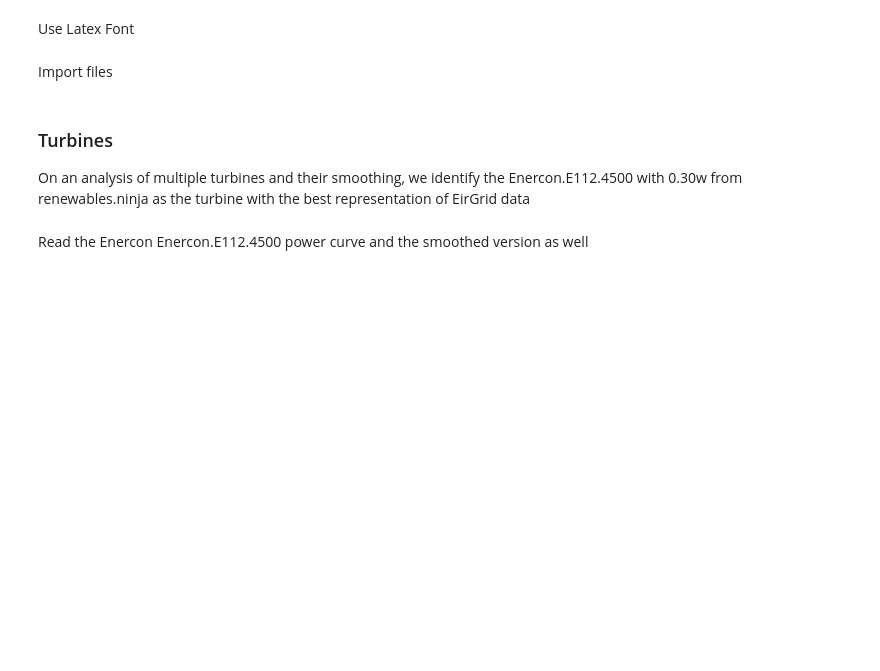
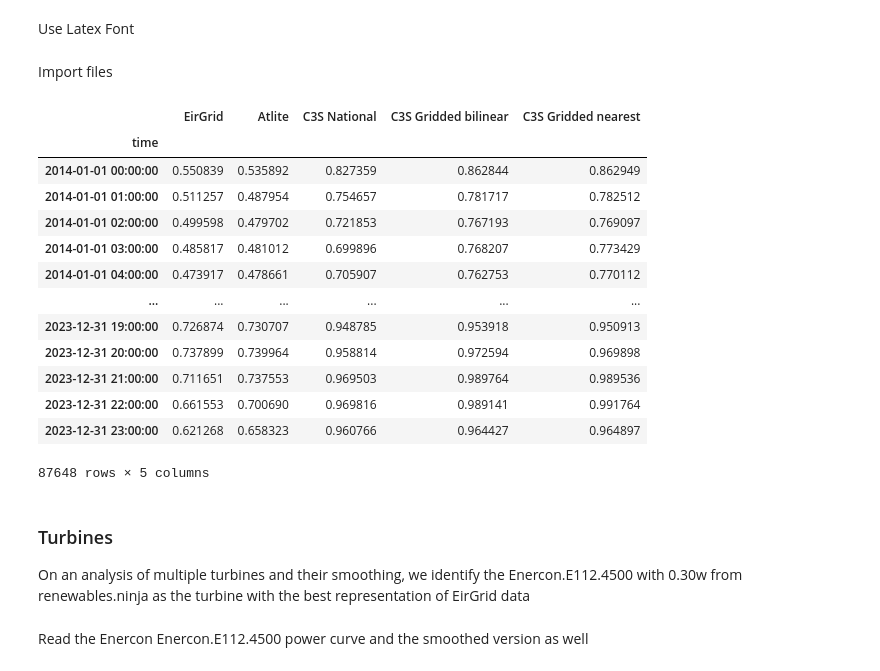
Before and after one commit to BorisM202/RES_droughts, a Jupyter notebook: Scripts/verification_wind_contour.ipynb, the cells around one changed output. Saved outputs shown, nothing was run; the diff lists cells and outputs as text; code cells hidden in the pictures; blank space fills up the shorter version.

```diff
--- a/Scripts/verification_wind_contour.ipynb
+++ b/Scripts/verification_wind_contour.ipynb
@@ -27,6 +28,23 @@ cf_wind = pd.read_csv('../Data_Final/Verification/verification_cf_wind_1423.csv'
                       index_col = 0,
                       parse_dates = True
 )
+# %%
+cf_wind
+# %% [output]
+|  | EirGrid | Atlite | C3S National | C3S Gridded bilinear | C3S Gridded nearest |
+| time |  |  |  |  |  |
+| 2014-01-01 00:00:00 | 0.550839 | 0.535892 | 0.827359 | 0.862844 | 0.862949 |
+| 2014-01-01 01:00:00 | 0.511257 | 0.487954 | 0.754657 | 0.781717 | 0.782512 |
+| 2014-01-01 02:00:00 | 0.499598 | 0.479702 | 0.721853 | 0.767193 | 0.769097 |
+| 2014-01-01 03:00:00 | 0.485817 | 0.481012 | 0.699896 | 0.768207 | 0.773429 |
+| 2014-01-01 04:00:00 | 0.473917 | 0.478661 | 0.705907 | 0.762753 | 0.770112 |
+| ... | ... | ... | ... | ... | ... |
+| 2023-12-31 19:00:00 | 0.726874 | 0.730707 | 0.948785 | 0.953918 | 0.950913 |
+| 2023-12-31 20:00:00 | 0.737899 | 0.739964 | 0.958814 | 0.972594 | 0.969898 |
+| 2023-12-31 21:00:00 | 0.711651 | 0.737553 | 0.969503 | 0.989764 | 0.989536 |
+| 2023-12-31 22:00:00 | 0.661553 | 0.700690 | 0.969816 | 0.989141 | 0.991764 |
+| 2023-12-31 23:00:00 | 0.621268 | 0.658323 | 0.960766 | 0.964427 | 0.964897 |
+87648 rows × 5 columns
 # %% [markdown]
 ### Turbines
 
```
Also changed, not shown: parts of 4 cells of this notebook, 20 other files.
